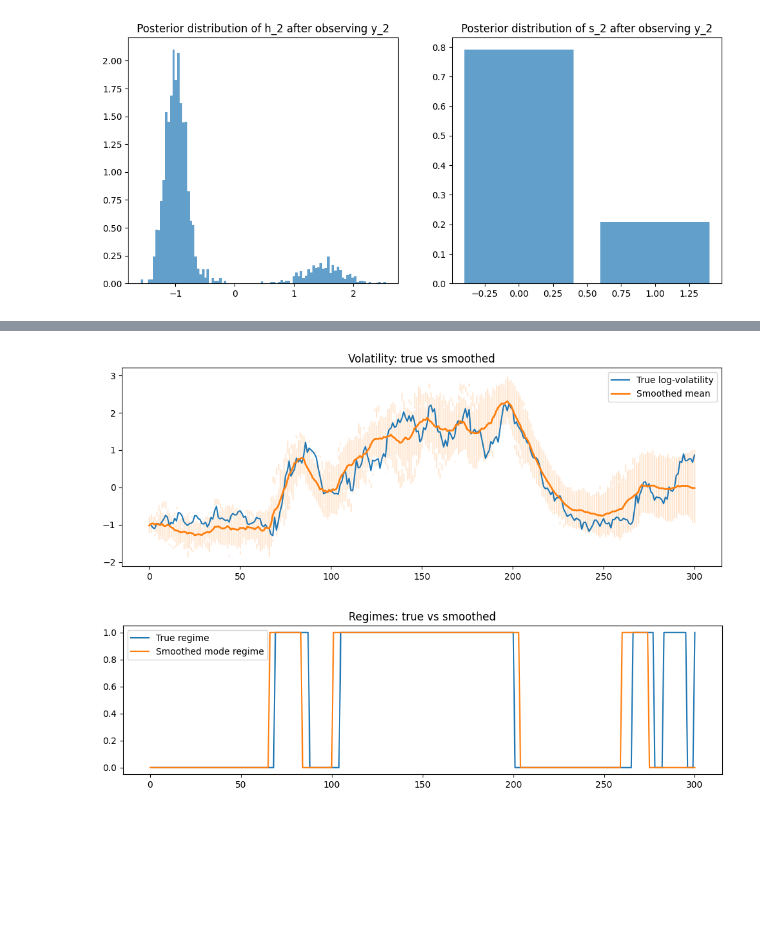
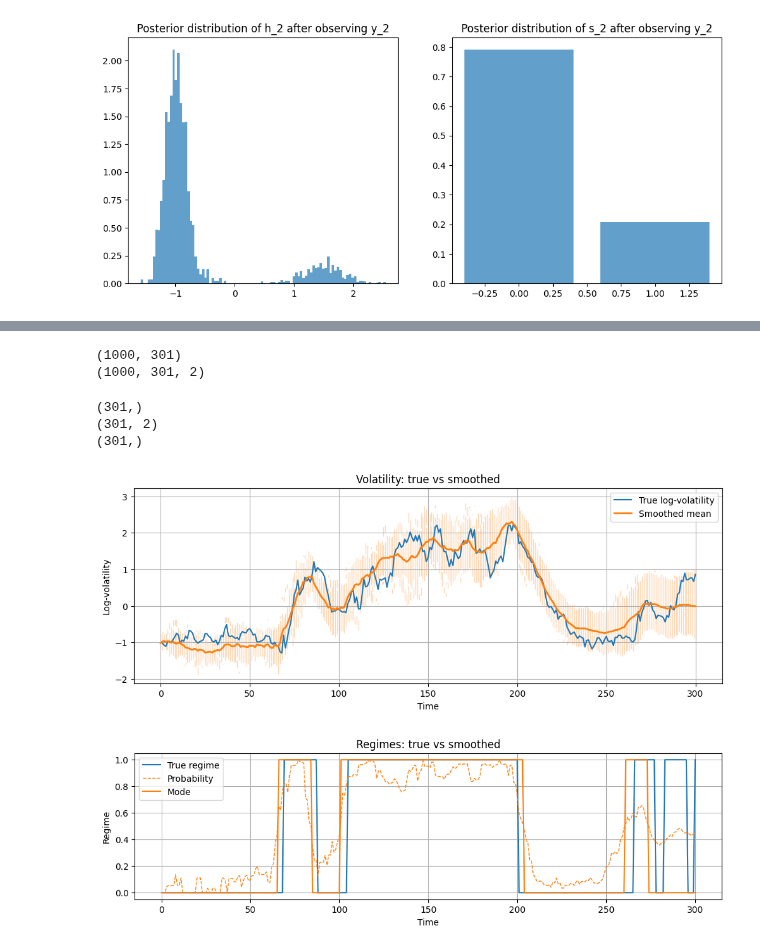
Before and after one commit to vitolev/mssv-smc, a Jupyter notebook: notebooks/02_bootstrap_pf.ipynb, the cells around one changed output, grey strips where cells are left out. Drawn from its saved outputs; the diff is of its cells as text; code cells hidden in the pictures; blank space fills up the shorter version.

```diff
--- a/notebooks/02_bootstrap_pf.ipynb
+++ b/notebooks/02_bootstrap_pf.ipynb
@@ -138,11 +172,13 @@ def mean_median_mode(values, weights):
 # %%
 # Extract particles and weights as arrays
 h_array = np.array([ history[t][0].h_t for t in range(0, T+1) ])  # shape (T+1, N)
+s_array_oh = np.array([history[t][0].s_t for t in range(0, T+1)])  # shape (T+1, N, K)
 s_array = np.array([np.argmax(history[t][0].s_t, axis=1) for t in range(0, T+1)])  # shape (T+1, N)
-weights_array = np.array([ history[t][1] for t in range(0, T+1) ])                 # shape (T+1, N)
+weights_array = np.array([ history[t][1] for t in range(0, T+1) ]) # shape (T+1, N)
 
 print("Extracted arrays shapes:")
 print("h_array:", h_array.shape)
+print("s_array_oh:", s_array_oh.shape)
 print("s_array:", s_array.shape)
 print("weights_array:", weights_array.shape)
 # %% [output]
@@ -153,7 +190,7 @@ weights_array: (301, 1000)
 # %%
 h_mean_all = []
 h_HDI_all = []
-s_mode_all = []
+s_prob_all = []
 
 for t in range(T+1):
     h_t = h_array[t]
@@ -163,9 +200,9 @@ for t in range(T+1):
     h_mean_all.append(mean)
     h_HDI_all.append(HDI_intervals)
 
-    s_t = s_array[t]
-    _, _, mode = mean_median_mode(s_t, weights_t)
-    s_mode_all.append(mode)
+    s_t = s_array_oh[t]
+    s_prob = class_probabilities(s_t, weights_t)
+    s_prob_all.append(s_prob)
 # %%
 # Plot graph of true vs estimated log volatility
 plt.figure(figsize=(12, 4))
@@ -306,10 +358,24 @@ for i, traj in enumerate(smoothed_trajectories):
     for t in range(T+1):
         h_array[i, t] = traj[t].h_t      # MSSV latent
         s_array[i, t] = traj[t].s_t      # MSSV discrete state
+# %%
+print(h_array.shape)  # (n_traj, T+1)
+print(s_array.shape)  # (n_traj, T+1, K)
+# %% [output]
+(1000, 301)
+(1000, 301, 2)
 # %%
 h_mean = h_array.mean(axis=0)   # mean over trajectories
 regime_probs = s_array.mean(axis=0)  # mean over trajectories, gives P(s_t = k)
 s_mode = np.argmax(regime_probs, axis=1)
+# %%
+print(h_mean.shape)  # (T+1,)
+print(regime_probs.shape)  # (T+1, K)
+print(s_mode.shape)  # (T+1,)
+# %% [output]
+(301,)
+(301, 2)
+(301,)
 # %%
 # Compute HDI for h_t at each time step
 h_HDI_all = []
@@ -331,16 +397,23 @@ for t in range(T+1):
 
 plt.legend()
 plt.title("Volatility: true vs smoothed")
+plt.xlabel("Time")
+plt.ylabel("Log-volatility")
+plt.grid()
 plt.show()
 # %% [output]
-[figure, old version]
+[figure, new version]
 # %%
 # Plot graph of true vs smoothed regimes
 plt.figure(figsize=(12, 3))
 plt.plot(np.arange(1, T+1), s_true, label="True regime")
-plt.plot(np.arange(0, T+1), s_mode, label="Smoothed mode regime")
+plt.plot(np.arange(0, T+1), regime_probs[:, 1], label="Probability", linewidth=1, color='C1', linestyle='--')
+plt.plot(np.arange(0, T+1), s_mode, label="Mode")
 plt.legend()
 plt.title("Regimes: true vs smoothed")
+plt.xlabel("Time")
+plt.ylabel("Regime")
+plt.grid()
 plt.show()
 # %% [output]
-[figure, old version]
+[figure, new version]
```
Also changed, not shown: parts of 6 cells of this notebook, 7 other files.
